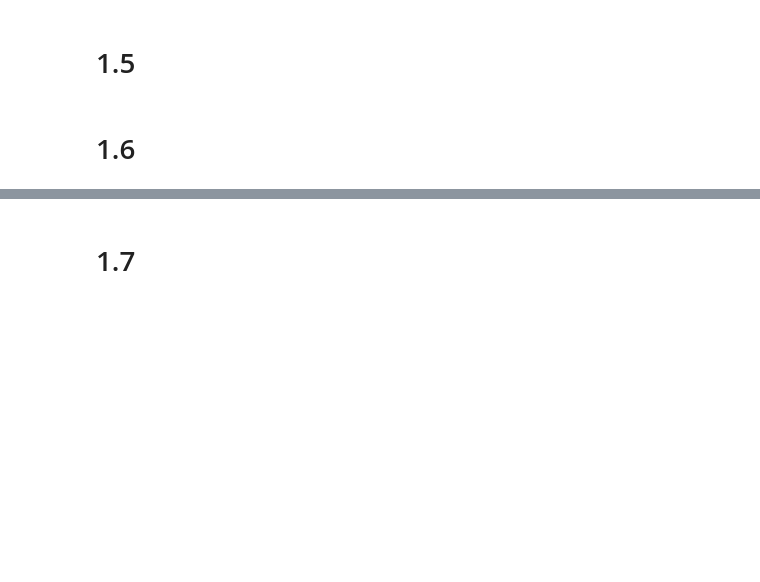
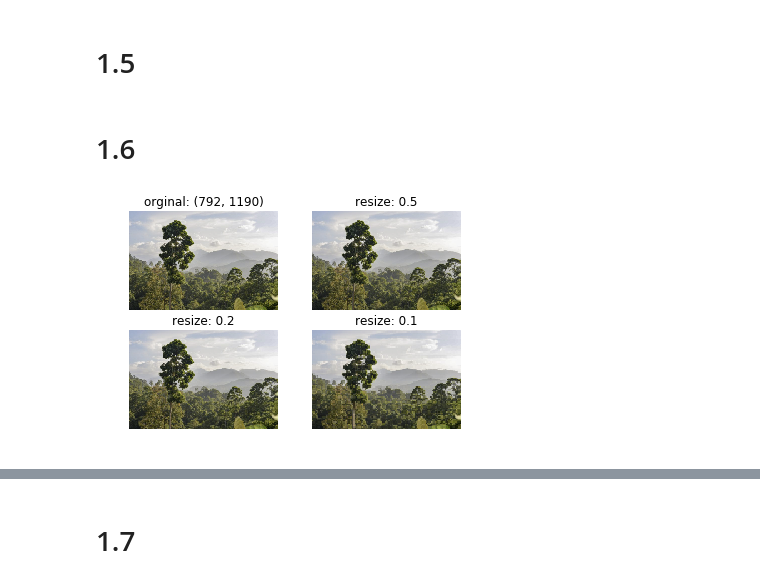
Before and after one commit to philiplassen/My_School_Work, a Jupyter notebook: SIP/ass1/Assignment_1.ipynb, the cells around one changed output, grey strips where cells are left out. Cells and saved outputs as stored; diff of their text form; code cells hidden in the pictures; blank space fills up the shorter version.

```diff
--- a/SIP/ass1/Assignment_1.ipynb
+++ b/SIP/ass1/Assignment_1.ipynb
@@ -70,3 +73,34 @@ HSV("Images/peppers.png")
 # 1.5
 # %% [markdown]
 # 1.6
+# %%
+def resize_exp(path):
+
+  I = imread(path)
+  I = rgba2rgb(I)
+  height = I.shape[0]
+  length = I.shape[1]
+  plt.subplot(2, 2, 1)
+  plt.imshow(I)
+  plt.axis('off')
+  plt.title('orginal: (%i, %i)' %(height, length))
+
+  I1 = resize(I, (np.floor(0.5*height), np.floor(0.5*length), 3))
+  plt.subplot(2, 2, 2)
+  plt.imshow(I1)
+  plt.axis('off')
+  plt.title('resize: 0.5')
+  I2 = resize(I, (np.floor(0.2*height), np.floor(0.2*length), 3))
+  plt.subplot(2, 2, 3)
+  plt.imshow(I2)
+  plt.axis('off')
+  plt.title('resize: 0.2')
+  I3 = resize(I, (np.floor(0.1*height), np.floor(0.1*length), 3))
+  plt.subplot(2, 2, 4)
+  plt.imshow(I3)
+  plt.axis('off')
+  plt.title('resize: 0.1')
+
+resize_exp('Images/tree.png')
+# %% [output]
+[figure, added]
```
Also changed, not shown: parts of 3 cells of this notebook, 3 other files.
